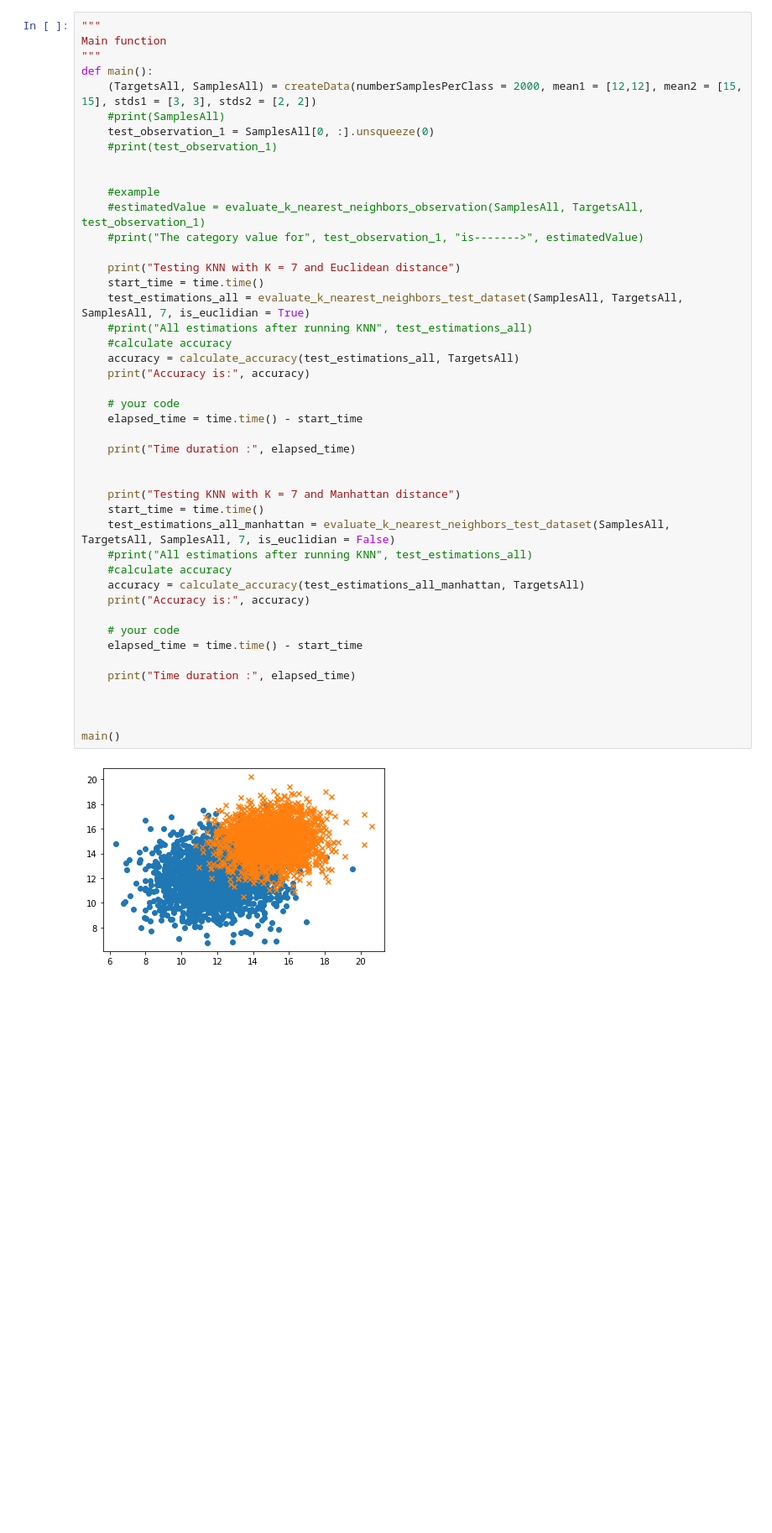
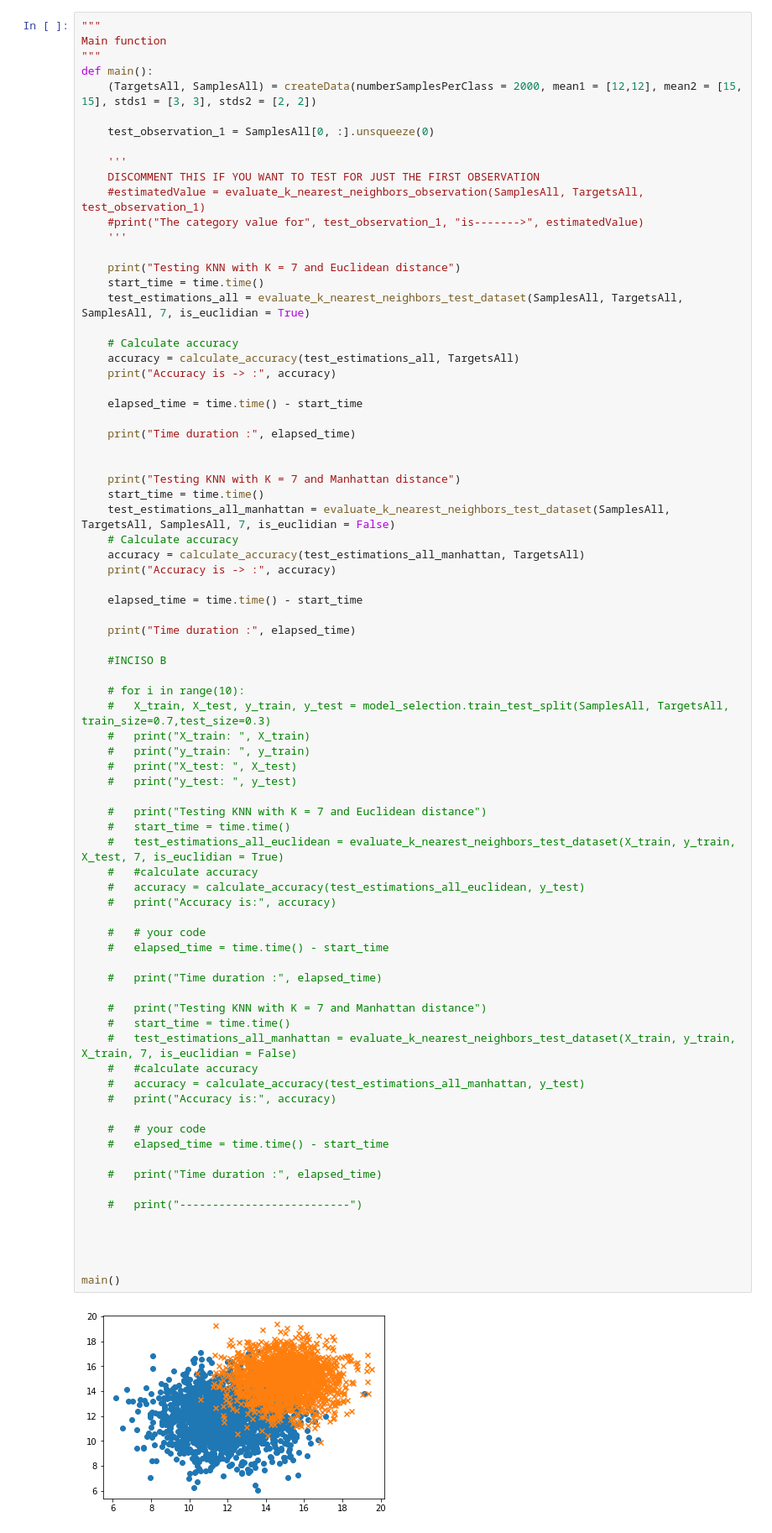
Before and after one commit to AndreyArguedas/MachineLearning, a Jupyter notebook: Implementación KNN/KNN_implementation.ipynb, the cells around one changed output. Shown at 84% size. Drawn from its saved outputs; the diff is of its cells as text; blank space fills up the shorter version.

```diff
--- a/Implementación KNN/KNN_implementation.ipynb
+++ b/Implementación KNN/KNN_implementation.ipynb
@@ -168,45 +134,78 @@ Main function
 """
 def main():
     (TargetsAll, SamplesAll) = createData(numberSamplesPerClass = 2000, mean1 = [12,12], mean2 = [15, 15], stds1 = [3, 3], stds2 = [2, 2])
-    #print(SamplesAll)
+
     test_observation_1 = SamplesAll[0, :].unsqueeze(0)
-    #print(test_observation_1)
 
-
-    #example
+    '''
+    DISCOMMENT THIS IF YOU WANT TO TEST FOR JUST THE FIRST OBSERVATION
     #estimatedValue = evaluate_k_nearest_neighbors_observation(SamplesAll, TargetsAll, test_observation_1)
     #print("The category value for", test_observation_1, "is------->", estimatedValue)
+    '''
 
     print("Testing KNN with K = 7 and Euclidean distance")
     start_time = time.time()
     test_estimations_all = evaluate_k_nearest_neighbors_test_dataset(SamplesAll, TargetsAll, SamplesAll, 7, is_euclidian = True)
-    #print("All estimations after running KNN", test_estimations_all)
-    #calculate accuracy
+
+    # Calculate accuracy
     accuracy = calculate_accuracy(test_estimations_all, TargetsAll)
-    print("Accuracy is:", accuracy)
+    print("Accuracy is -> :", accuracy)
 
-    # your code
     elapsed_time = time.time() - start_time
 
     print("Time duration :", elapsed_time)
 
 
     print("Testing KNN with K = 7 and Manhattan distance")
     start_time = time.time()
     test_estimations_all_manhattan = evaluate_k_nearest_neighbors_test_dataset(SamplesAll, TargetsAll, SamplesAll, 7, is_euclidian = False)
-    #print("All estimations after running KNN", test_estimations_all)
-    #calculate accuracy
+    # Calculate accuracy
     accuracy = calculate_accuracy(test_estimations_all_manhattan, TargetsAll)
-    print("Accuracy is:", accuracy)
+    print("Accuracy is -> :", accuracy)
 
-    # your code
     elapsed_time = time.time() - start_time
 
     print("Time duration :", elapsed_time)
 
+    #INCISO B
+
+    # for i in range(10):
+    #   X_train, X_test, y_train, y_test = model_selection.train_test_split(SamplesAll, TargetsAll, train_size=0.7,test_size=0.3)
+    #   print("X_train: ", X_train)
+    #   print("y_train: ", y_train)
+    #   print("X_test: ", X_test)
+    #   print("y_test: ", y_test)
+
+    #   print("Testing KNN with K = 7 and Euclidean distance")
+    #   start_time = time.time()
+    #   test_estimations_all_euclidean = evaluate_k_nearest_neighbors_test_dataset(X_train, y_train, X_test, 7, is_euclidian = True)
+    #   #calculate accuracy
+    #   accuracy = calculate_accuracy(test_estimations_all_euclidean, y_test)
+    #   print("Accuracy is:", accuracy)
+
+    #   # your code
+    #   elapsed_time = time.time() - start_time
+
+    #   print("Time duration :", elapsed_time)
+
+    #   print("Testing KNN with K = 7 and Manhattan distance")
+    #   start_time = time.time()
+    #   test_estimations_all_manhattan = evaluate_k_nearest_neighbors_test_dataset(X_train, y_train, X_train, 7, is_euclidian = False)
+    #   #calculate accuracy
+    #   accuracy = calculate_accuracy(test_estimations_all_manhattan, y_test)
+    #   print("Accuracy is:", accuracy)
+
+    #   # your code
+    #   elapsed_time = time.time() - start_time
+
+    #   print("Time duration :", elapsed_time)
+
+    #   print("--------------------------")
+
+
 
 
 main()
 # %% [output]
-[figure, old version]
+[figure, new version]
 Testing KNN with K = 7 and Euclidean distance
```
Also changed, not shown: parts of 4 cells of this notebook.
